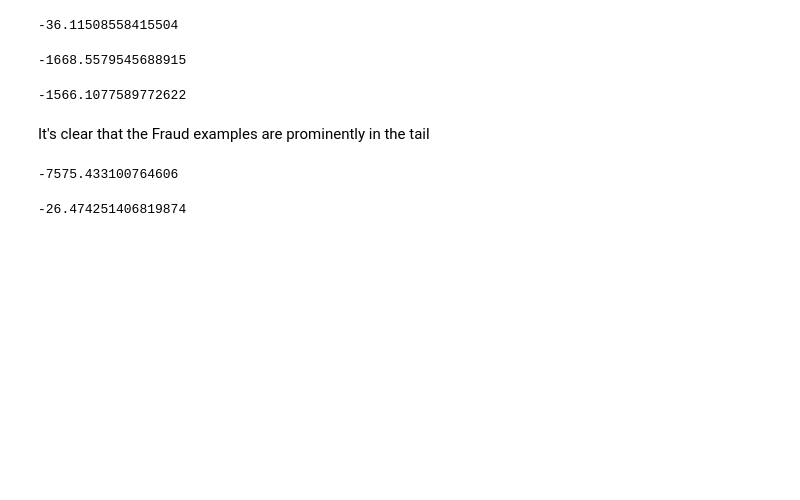
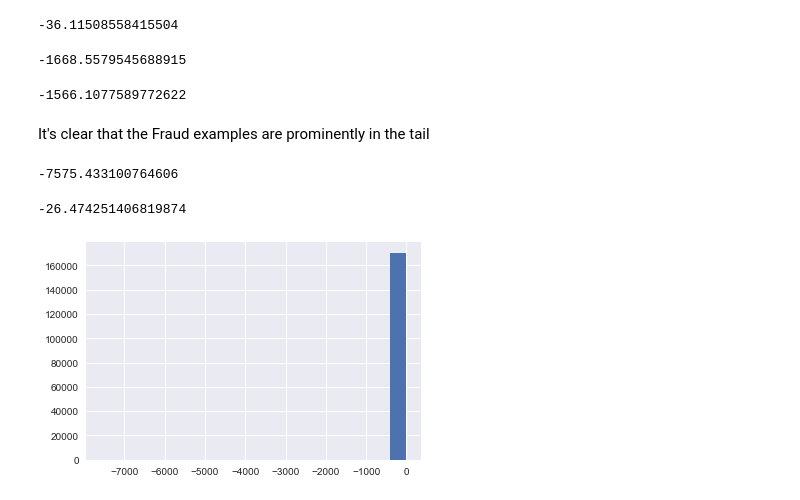
Before and after one commit to sushant2811/CreditCardFraudDetection, a Jupyter notebook: CCFraud-AnomalyDetection.ipynb, the cells around one changed output. Cells and saved outputs as stored; diff of their text form; code cells hidden in the pictures; blank space fills up the shorter version.

Commit message:
Distribution of the fraud and the normal examples

```diff
--- a/CCFraud-AnomalyDetection.ipynb
+++ b/CCFraud-AnomalyDetection.ipynb
@@ -297,3 +297,7 @@ np.min(model.logpdf(NormalTrain.drop('Class', axis=1).values))
 np.max(model.logpdf(FraudValidate.drop('Class', axis=1).values))
 # %% [output]
 -26.474251406819874
+# %%
+plt.hist(model.logpdf(NormalTrain.drop('Class', axis=1).values), bins = 20);
+# %% [output]
+[figure, added]
```
Also changed, not shown: parts of 3 cells of this notebook.
